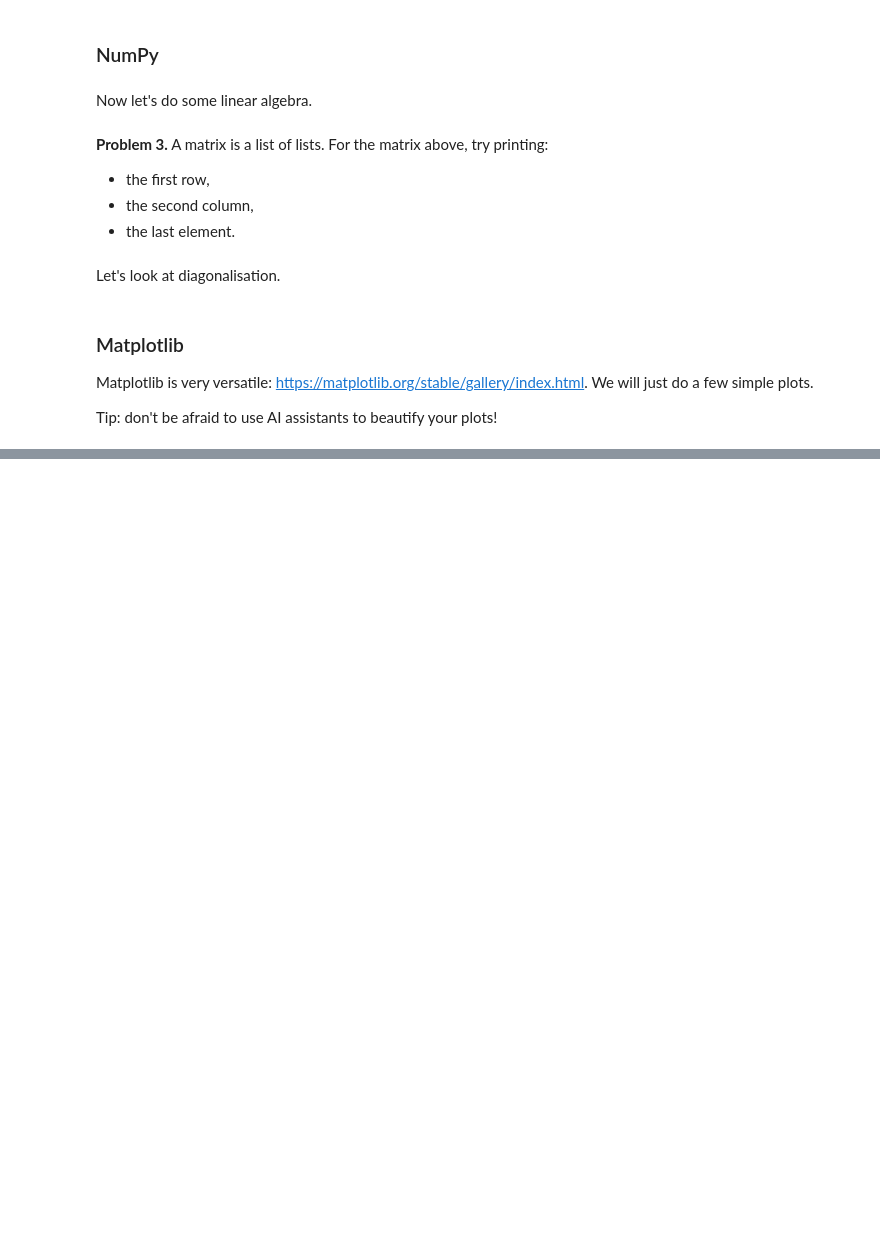
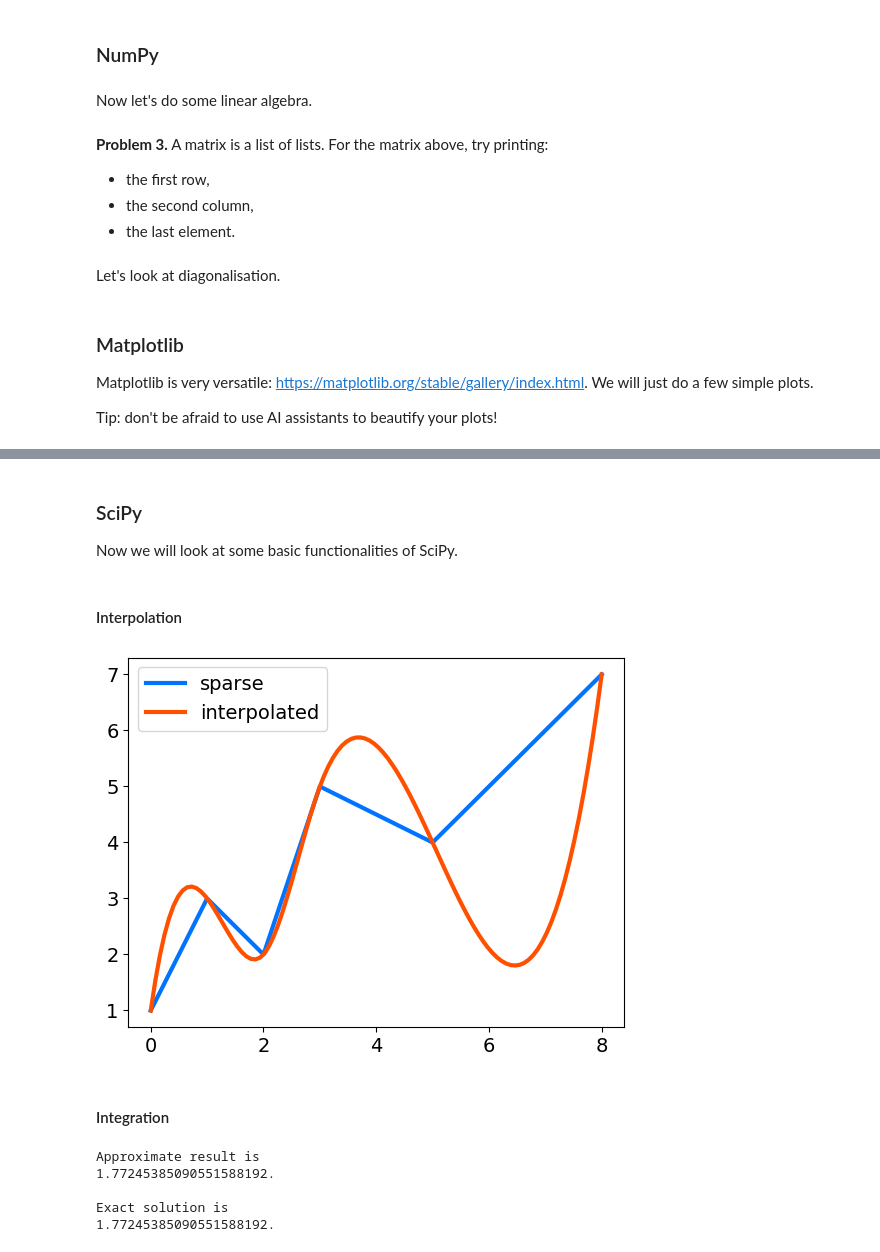
Before and after one commit to ellishuntley/Modelling_low_dimensional_materials, a Jupyter notebook: week1/MLDMw1.ipynb, the cells around one changed output, grey strips where cells are left out. Cells and saved outputs as stored; diff of their text form; code cells hidden in the pictures; blank space fills up the shorter version.

```diff
--- a/week1/MLDMw1.ipynb
+++ b/week1/MLDMw1.ipynb
@@ -237,0 +270,51 @@ Tip: don't be afraid to use AI assistants to beautify your plots!
+# %% [markdown]
+### SciPy
+
+Now we will look at some basic functionalities of SciPy.
+# %% [markdown]
+#### Interpolation
+# %%
+from scipy.interpolate import interp1d
+
+# Create sparse data.
+x_sparse = np.array([0, 1, 2, 3, 5, 8])
+y_sparse = np.array([1, 3, 2, 5, 4, 7])
+
+# Create interpolation function.
+f_cubic = interp1d(x_sparse, y_sparse, kind="cubic")
+# Ask Gemini which other interpolation kinds exist!
+
+# Create a dense x grid and evaluate the interpolation function.
+x_dense = np.linspace(0, 8, 100)
+y_cubic = f_cubic(x_dense)
+
+plt.plot(x_sparse, y_sparse,
+         label="sparse", color=colours["blue"], linewidth=3)
+plt.plot(x_dense, y_cubic,
+         label="interpolated", color=colours["orange"], linewidth=3)
+plt.legend()
+plt.show()
+# %% [output]
+[figure, added]
+# %% [markdown]
+#### Integration
+# %%
+from scipy.integrate import quad
+
+# Define a function.
+def gaussian(x):
+  return np.exp(-x**2)
+
+result, error = quad(gaussian, -np.inf, np.inf)
+print(f"""Approximate result is
+{result:.20f}.
+""")
+print(f"""Exact solution is
+{np.sqrt(np.pi):.20f}.
+""")
+# %% [output]
+Approximate result is
+1.77245385090551588192.
+
+Exact solution is
+1.77245385090551588192.
```
Also changed, not shown: parts of 12 cells of this notebook.
